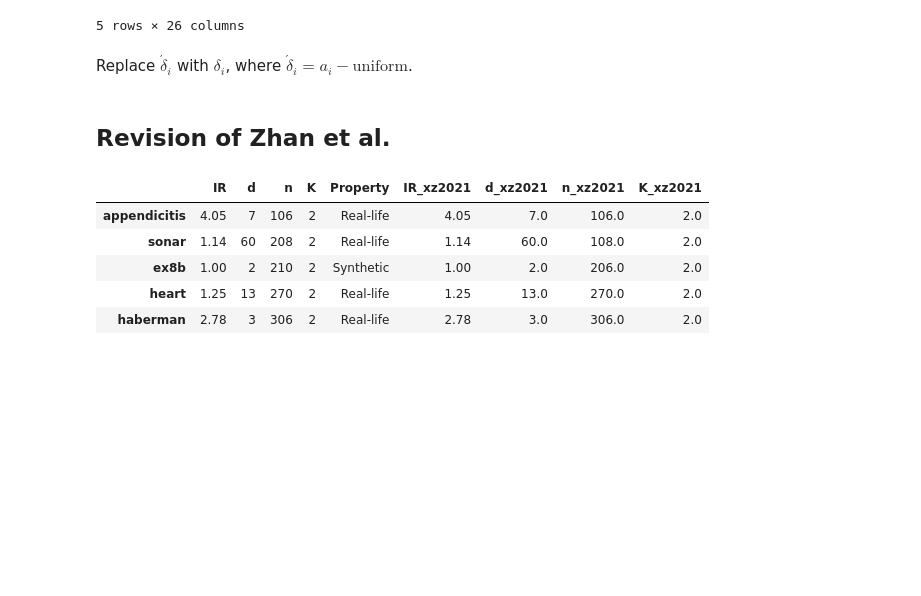
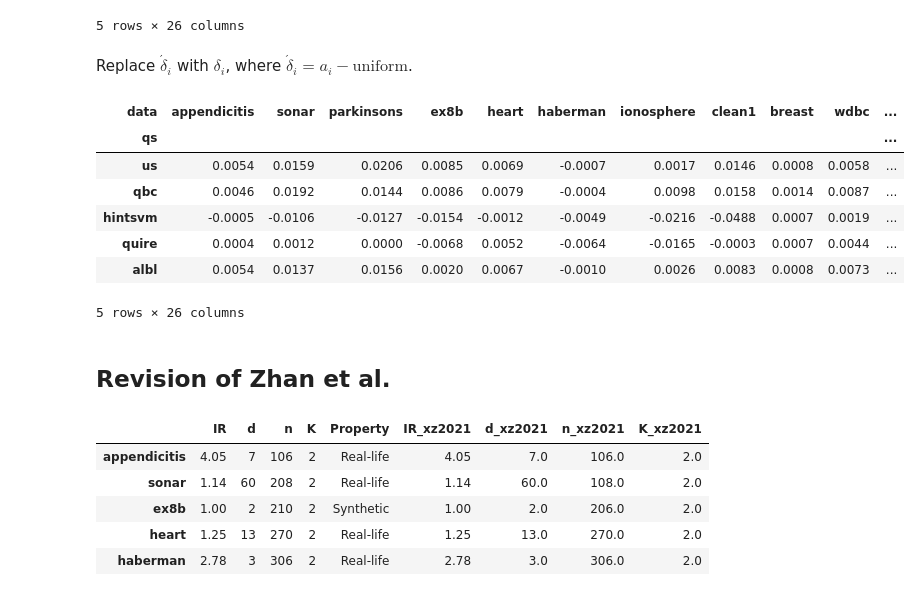
Before and after one commit to ariapoy/active-learning-benchmark, a Jupyter notebook: results/analysis.ipynb, the cells around one changed output. Cells and saved outputs as stored; diff of their text form; code cells hidden in the pictures; blank space fills up the shorter version.

```diff
--- a/results/analysis.ipynb
+++ b/results/analysis.ipynb
@@ -602,6 +604,17 @@ where $\acute{\delta}_{i} = a_{i} - \text{uniform}$.
 # %%
 table4_acutedelta = table3_mean - table3_mean.loc['uniform']
 table4_acutedelta = table4_acutedelta.loc[al_methods, :]
+# %%
+table4_acutedelta.head()
+# %% [output]
+| data | appendicitis | sonar | parkinsons | ex8b | heart | haberman | ionosphere | clean1 | breast | wdbc | ... |
+| qs |  |  |  |  |  |  |  |  |  |  | ... |
+| us | 0.0054 | 0.0159 | 0.0206 | 0.0085 | 0.0069 | -0.0007 | 0.0017 | 0.0146 | 0.0008 | 0.0058 | ... |
+| qbc | 0.0046 | 0.0192 | 0.0144 | 0.0086 | 0.0079 | -0.0004 | 0.0098 | 0.0158 | 0.0014 | 0.0087 | ... |
+| hintsvm | -0.0005 | -0.0106 | -0.0127 | -0.0154 | -0.0012 | -0.0049 | -0.0216 | -0.0488 | 0.0007 | 0.0019 | ... |
+| quire | 0.0004 | 0.0012 | 0.0000 | -0.0068 | 0.0052 | -0.0064 | -0.0165 | -0.0003 | 0.0007 | 0.0044 | ... |
+| albl | 0.0054 | 0.0137 | 0.0156 | 0.0020 | 0.0067 | -0.0010 | 0.0026 | 0.0083 | 0.0008 | 0.0073 | ... |
+5 rows × 26 columns
 # %%
 acute_all_ = table4_acutedelta.mean(axis=1)
 acute_binary = table4_acutedelta[Bin_data].mean(axis=1)
```
Also changed, not shown: parts of 9 cells of this notebook.
